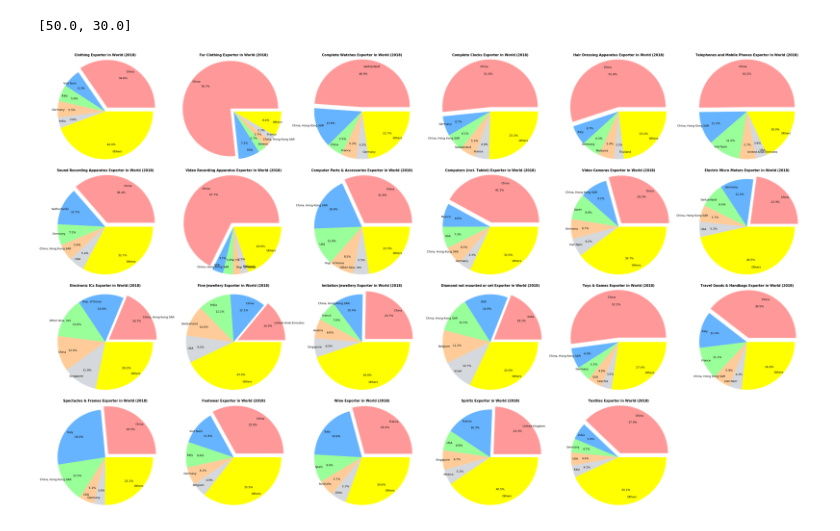
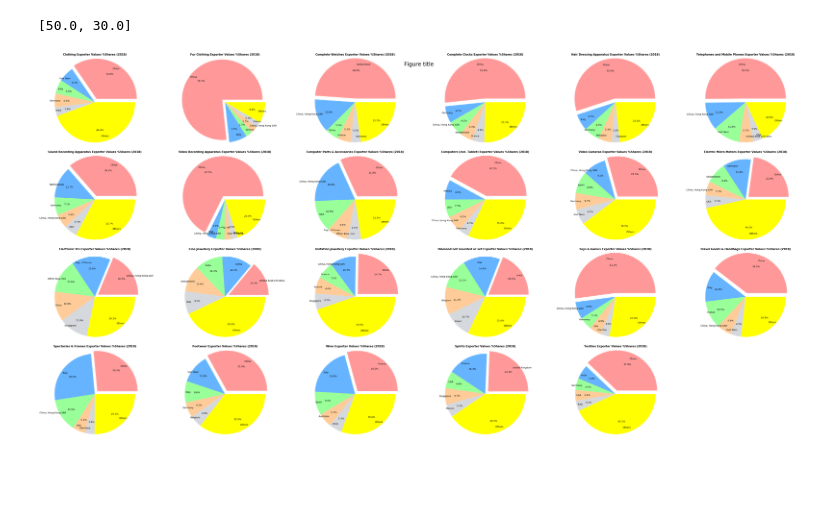
Before and after one commit to v-w-dev/World_commodity_trade_analysis, a Jupyter notebook: Commodity_Exporter_analysis.ipynb, the cells around one changed output. Saved outputs shown, nothing was run; the diff lists cells and outputs as text; code cells hidden in the pictures; blank space fills up the shorter version.

```diff
--- a/Commodity_Exporter_analysis.ipynb
+++ b/Commodity_Exporter_analysis.ipynb
@@ -231,31 +231,35 @@ plt.rcParams['figure.figsize']
 # %% [output]
 [50.0, 30.0]
 # %%
-plt.rcParams['figure.figsize'] = [50, 30]
+plt.rcParams['figure.figsize'] = [60, 30]
 # %%
 plt.rcParams.update({"axes.facecolor" : "white",
                      "axes.edgecolor":  "black"})
 # %%
 fig, axes= plt.subplots(4, 6)
+fig.suptitle("Figure title", fontsize=30)
+fig.subplots_adjust(top=0.88)
 fig.tight_layout()
+
+
 for i, ax in enumerate(axes.flatten()):
     if i==23:
         ax.axis('off')
         continue
     colors = ['#ff9999','#66b3ff','#99ff99','#ffcc99','#D5D8DC','#FFFF00']
     explode = (0.1, 0, 0, 0, 0, 0)
     _, _, autotexts = ax.pie(industry_data_toplot[i]['values'], \
                        labels=industry_data_toplot[i]['country_name'],
                        labeldistance=0.85,
                        colors=colors, pctdistance=0.7, explode=explode,
                        radius = 1.1, autopct="%.1f%%", textprops={'fontsize': 13})
     """
     for autotext in autotexts:
         autotext.set_color('white')"""
-    ax.set_title(f"{industry_data_toplot[i]['product']} Exporter in World (2018)",fontweight="bold", size=15)
+    ax.set_title(f"{industry_data_toplot[i]['product']} Exporter Values %Shares (2018)",fontweight="bold", size=15)
 
 
     #ax.legend(labels=industry_data_toplot[i]['country_name'],loc="best",framealpha=0.4)
 plt.show()
 # %% [output]
-[figure, old version]
+[figure, new version]
```
